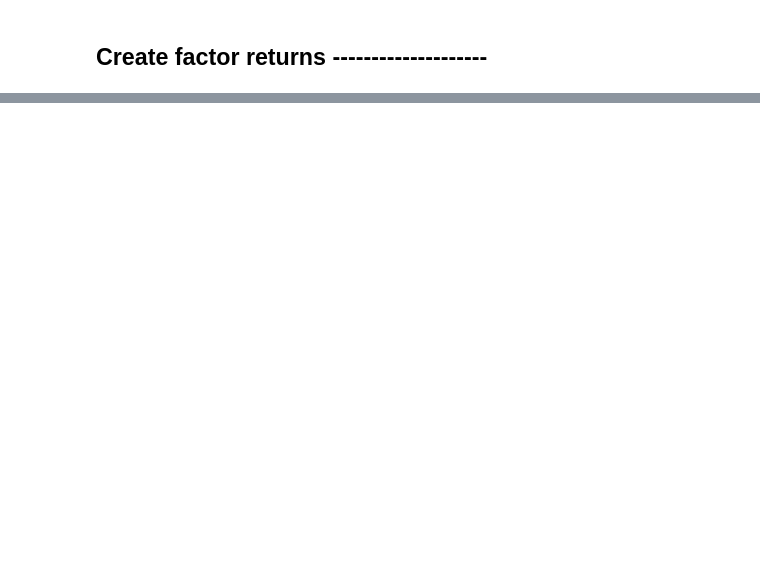
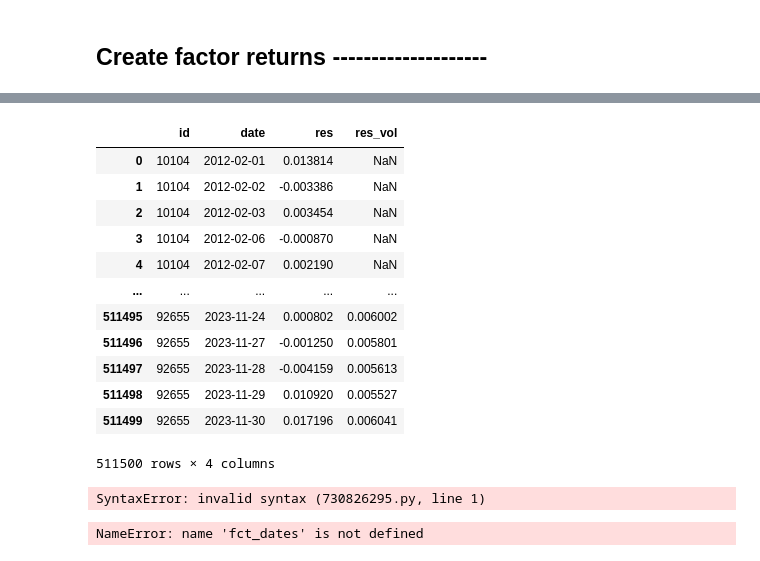
Before and after one commit to Hedegaard9/Master, a Jupyter notebook: Lokalt_test_cov_matrix_korrekt.ipynb, the cells around one changed output, grey strips where cells are left out. Saved outputs shown, nothing was run; the diff lists cells and outputs as text; code cells hidden in the pictures; blank space fills up the shorter version.

```diff
--- a/Lokalt_test_cov_matrix_korrekt.ipynb
+++ b/Lokalt_test_cov_matrix_korrekt.ipynb
@@ -372,0 +540,26 @@ Turnover w  addition/deletion rule: 33.72%
+# %%
+# Antag: fct_ret_est er en Pandas DataFrame med kolonnerne 'date', 'data' og 'res'
+
+# 1. Udtræk 'id'-kolonnen fra den nestede 'data'-kolonne
+fct_ret_est = fct_ret_est.copy()  # Arbejd på en kopi for at undgå at ændre originalen
+fct_ret_est['id'] = fct_ret_est['data'].apply(lambda df: df['id'].tolist())
+# Her antages det, at hver celle i 'data' er en DataFrame med en kolonne 'id'
+
+# 2. Vælg kun de relevante kolonner
+spec_risk = fct_ret_est[['id', 'date', 'res']].copy()
+
+# 3. Kombiner de to list-kolonner (id og res) pr. række, så de bliver parret elementvis
+# Det sikrer, at vi bevarer den korrekte parring mellem id og residual for hver række.
+spec_risk['id_res'] = spec_risk.apply(lambda row: list(zip(row['id'], row['res'])), axis=1)
+
+# 4. Eksploder (unnest) den nye kolonne 'id_res'
+spec_risk = spec_risk.explode('id_res')
+
+# 5. Split tuple-kolonnen 'id_res' op i to separate kolonner: 'id' og 'res'
+spec_risk[['id', 'res']] = pd.DataFrame(spec_risk['id_res'].tolist(), index=spec_risk.index)
+
+# 6. Fjern hjælpekolonnen 'id_res'
+spec_risk = spec_risk.drop(columns=['id_res'])
+
+# 7. Sorter resultaterne efter 'id' og 'date'
+spec_risk = spec_risk.sort_values(['id', 'date']).reset_index(drop=True)
@@ -372,0 +630,2 @@ Turnover w  addition/deletion rule: 33.72%
+# %%
+spec_risk = unnest_spec_risk(fct_ret_est)
@@ -372,0 +714,16 @@ Turnover w  addition/deletion rule: 33.72%
+# %%
+spec_risk
+# %% [output]
+|  | id | date | res | res_vol |
+| 0 | 10104 | 2012-02-01 | 0.013814 | NaN |
+| 1 | 10104 | 2012-02-02 | -0.003386 | NaN |
+| 2 | 10104 | 2012-02-03 | 0.003454 | NaN |
+| 3 | 10104 | 2012-02-06 | -0.000870 | NaN |
+| 4 | 10104 | 2012-02-07 | 0.002190 | NaN |
+| ... | ... | ... | ... | ... |
+| 511495 | 92655 | 2023-11-24 | 0.000802 | 0.006002 |
+| 511496 | 92655 | 2023-11-27 | -0.001250 | 0.005801 |
+| 511497 | 92655 | 2023-11-28 | -0.004159 | 0.005613 |
+| 511498 | 92655 | 2023-11-29 | 0.010920 | 0.005527 |
+| 511499 | 92655 | 2023-11-30 | 0.017196 | 0.006041 |
+511500 rows × 4 columns
@@ -372,0 +780,8 @@ Turnover w  addition/deletion rule: 33.72%
+# %%
+fct_dates <- sort(fct_ret$date)
+# %% [output]
+SyntaxError: invalid syntax (730826295.py, line 1)
+# %%
+extract_specific_risk(spec_risk, fct_dates)
+# %% [output]
+NameError: name 'fct_dates' is not defined
```
Also changed, not shown: parts of 20 cells of this notebook, 1 other file.
